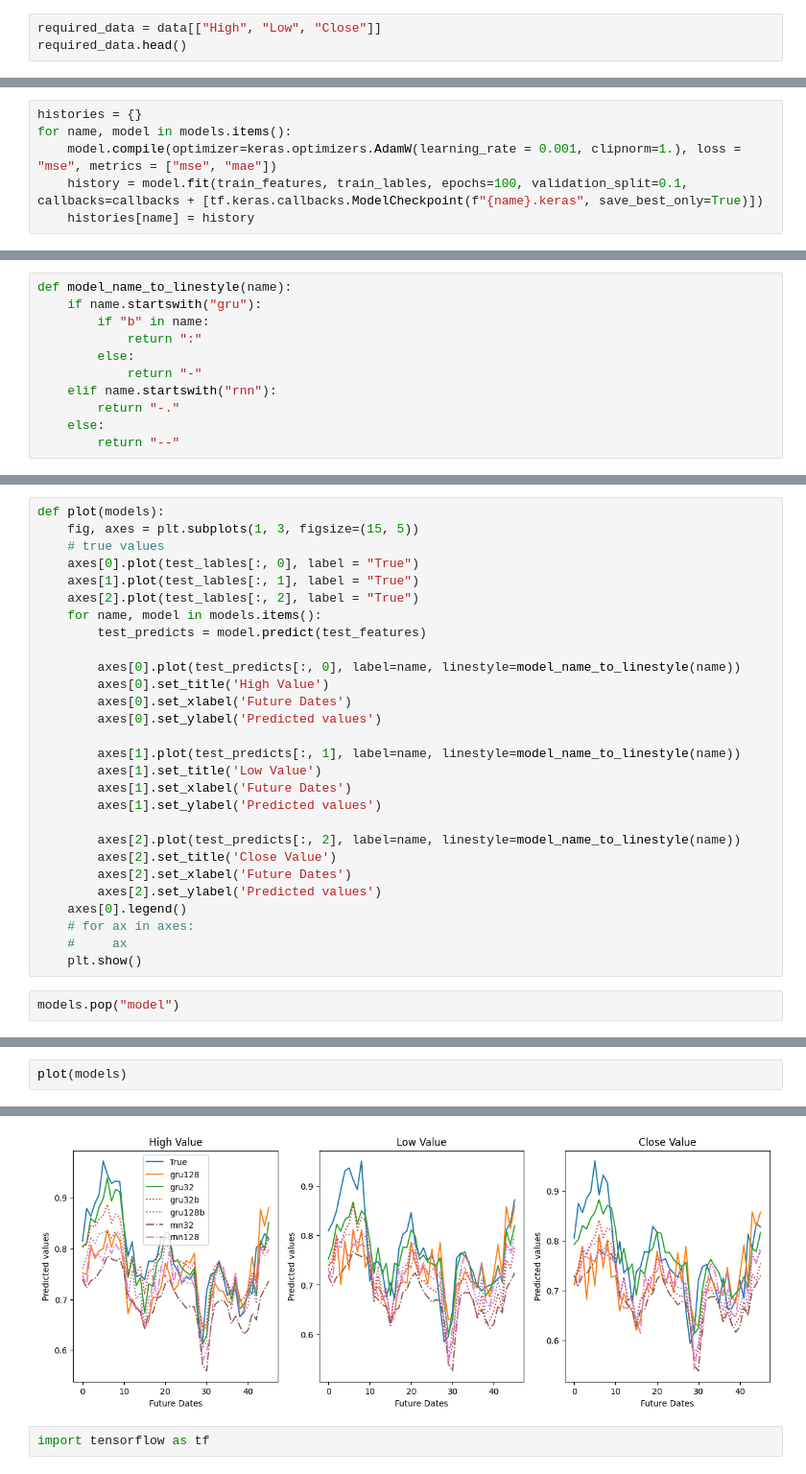
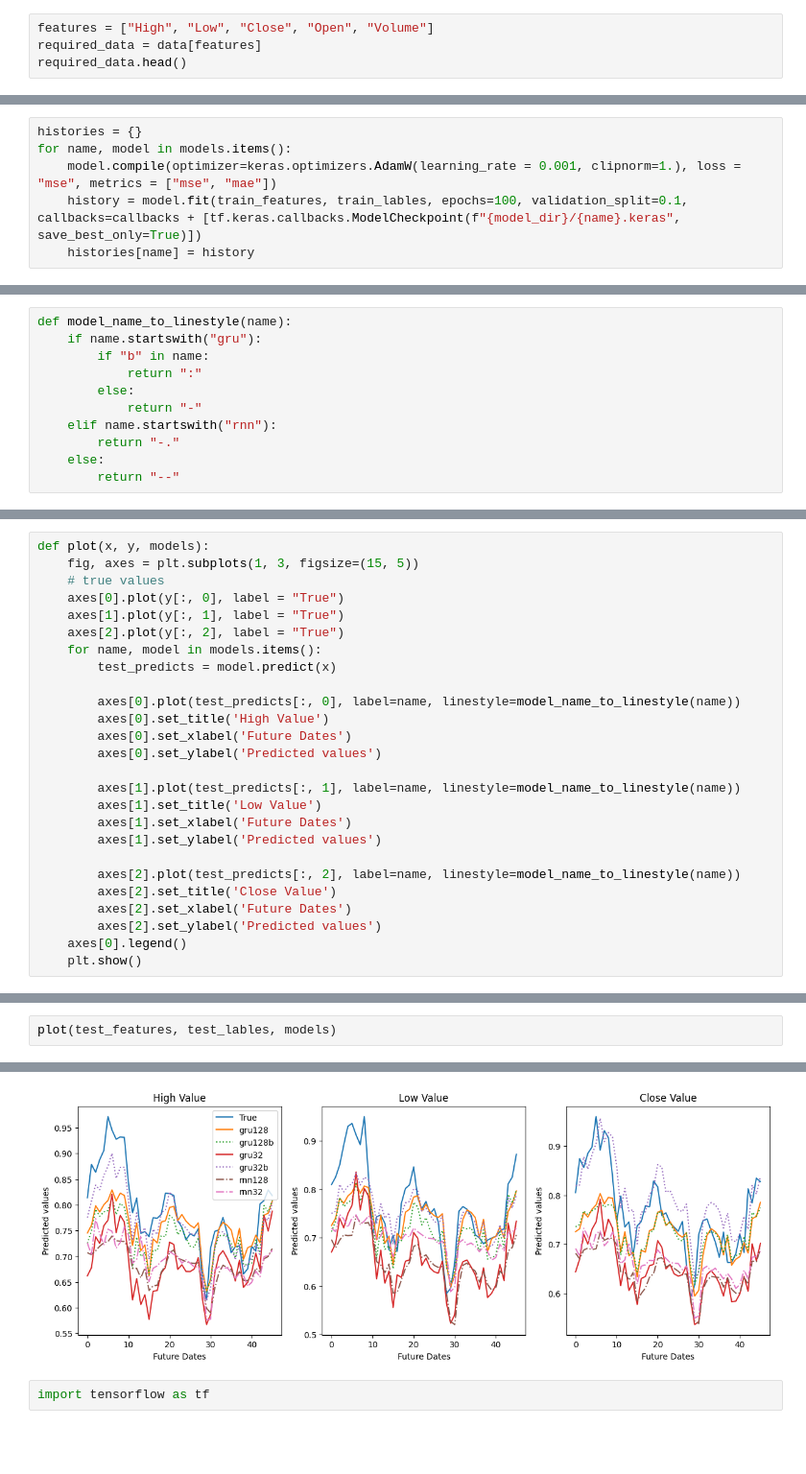
Before and after one commit to BobMak/btc-pred, a Jupyter notebook: notebooks/Data Modelling.ipynb, the cells around one changed output, grey strips where cells are left out. Shown at 96% size. Saved outputs shown, nothing was run; the diff lists cells and outputs as text; blank space fills up the shorter version.

```diff
--- a/notebooks/Data Modelling.ipynb
+++ b/notebooks/Data Modelling.ipynb
@@ -47,4 +53,5 @@ dtype: int64
 # %%
-required_data = data[["High", "Low", "Close"]]
+features = ["High", "Low", "Close", "Open", "Volume"]
+required_data = data[features]
 required_data.head()
 # %% [output]
@@ -429,7 +442,7 @@ train all models
 histories = {}
 for name, model in models.items():
     model.compile(optimizer=keras.optimizers.AdamW(learning_rate = 0.001, clipnorm=1.), loss = "mse", metrics = ["mse", "mae"])
-    history = model.fit(train_features, train_lables, epochs=100, validation_split=0.1, callbacks=callbacks + [tf.keras.callbacks.ModelCheckpoint(f"{name}.keras", save_best_only=True)])
+    history = model.fit(train_features, train_lables, epochs=100, validation_split=0.1, callbacks=callbacks + [tf.keras.callbacks.ModelCheckpoint(f"{model_dir}/{name}.keras", save_best_only=True)])
     histories[name] = history
 # %% [output]
 Epoch 1/100
@@ -525,12 +518,12 @@ import matplotlib.pyplot as plt
 # %%
-def plot(models):
+def plot(x, y, models):
     fig, axes = plt.subplots(1, 3, figsize=(15, 5))
     # true values
-    axes[0].plot(test_lables[:, 0], label = "True")
-    axes[1].plot(test_lables[:, 1], label = "True")
-    axes[2].plot(test_lables[:, 2], label = "True")
+    axes[0].plot(y[:, 0], label = "True")
+    axes[1].plot(y[:, 1], label = "True")
+    axes[2].plot(y[:, 2], label = "True")
     for name, model in models.items():
-        test_predicts = model.predict(test_features)
+        test_predicts = model.predict(x)
 
         axes[0].plot(test_predicts[:, 0], label=name, linestyle=model_name_to_linestyle(name))
         axes[0].set_title('High Value')
@@ -547,8 +540,4 @@ def plot(models):
         axes[2].set_xlabel('Future Dates')
         axes[2].set_ylabel('Predicted values')
     axes[0].legend()
-    # for ax in axes:
-    #     ax
     plt.show()
-# %%
-models.pop("model")
@@ -557,3 +544,3 @@ models.pop("model")
 # %%
-plot(models)
+plot(test_features, test_lables, models)
 # %% [output]
@@ -566,4 +553,4 @@ plot(models)
-[figure, old version]
+[figure, new version]
 # %%
 import tensorflow as tf
 # %%
```
Also changed, not shown: parts of 30 cells of this notebook, 3 other files.
